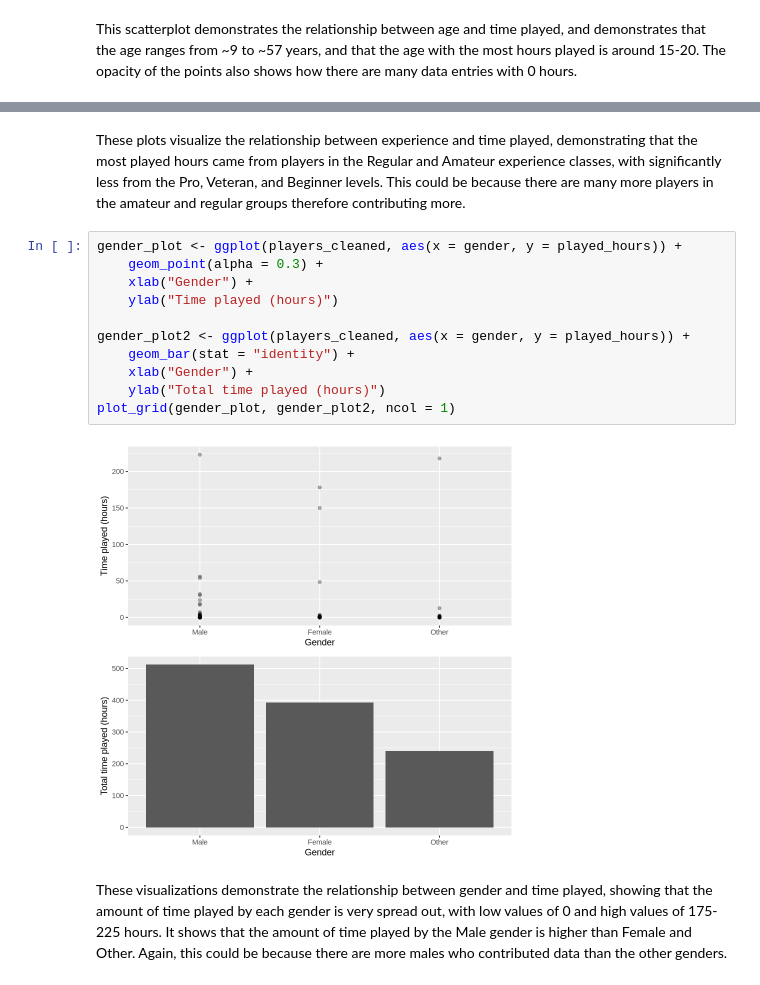
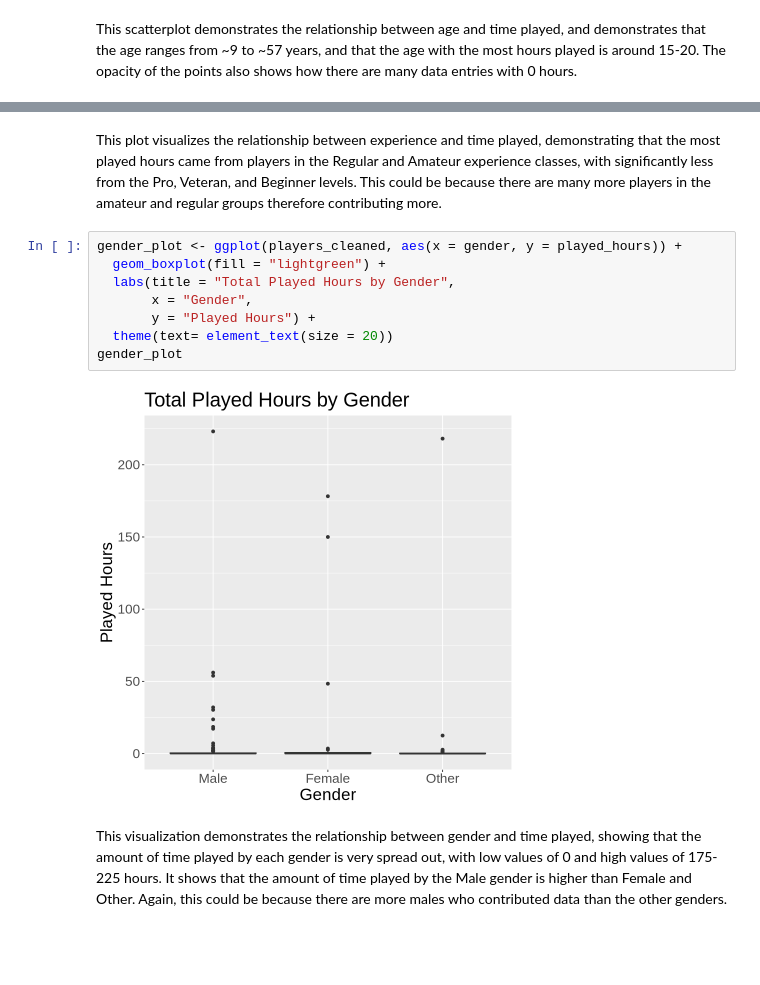
Before and after one commit to nat-ttt/group_project_final, a Jupyter notebook: Group_project.ipynb, the cells around one changed output, grey strips where cells are left out. Saved outputs shown, nothing was run; the diff lists cells and outputs as text; blank space fills up the shorter version.

```diff
--- a/Group_project.ipynb
+++ b/Group_project.ipynb
@@ -152,17 +236,14 @@ plot_grid(experience_plot, experience_plot2, ncol = 1)
 # %% [markdown]
-These plots visualize the relationship between experience and time played, demonstrating that the most played hours came from players in the Regular and Amateur experience classes, with significantly less from the Pro, Veteran, and Beginner levels. This could be because there are many more players in the amateur and regular groups therefore contributing more.
+This plot visualizes the relationship between experience and time played, demonstrating that the most played hours came from players in the Regular and Amateur experience classes, with significantly less from the Pro, Veteran, and Beginner levels. This could be because there are many more players in the amateur and regular groups therefore contributing more.
 # %%
 gender_plot <- ggplot(players_cleaned, aes(x = gender, y = played_hours)) +
-    geom_point(alpha = 0.3) +
-    xlab("Gender") +
-    ylab("Time played (hours)")
-
-gender_plot2 <- ggplot(players_cleaned, aes(x = gender, y = played_hours)) +
-    geom_bar(stat = "identity") +
-    xlab("Gender") +
-    ylab("Total time played (hours)")
-plot_grid(gender_plot, gender_plot2, ncol = 1)
+  geom_boxplot(fill = "lightgreen") +
+  labs(title = "Total Played Hours by Gender",
+       x = "Gender",
+       y = "Played Hours") +
+  theme(text= element_text(size = 20))
+gender_plot
 # %% [output]
-[figure, old version]
+[figure, new version]
 # %% [markdown]
-These visualizations demonstrate the relationship between gender and time played, showing that the amount of time played by each gender is very spread out, with low values of 0 and high values of 175-225 hours. It shows that the amount of time played by the Male gender is higher than Female and Other. Again, this could be because there are more males who contributed data than the other genders.
+This visualization demonstrates the relationship between gender and time played, showing that the amount of time played by each gender is very spread out, with low values of 0 and high values of 175-225 hours. It shows that the amount of time played by the Male gender is higher than Female and Other. Again, this could be because there are more males who contributed data than the other genders.
```
Also changed, not shown: parts of 29 cells of this notebook.
